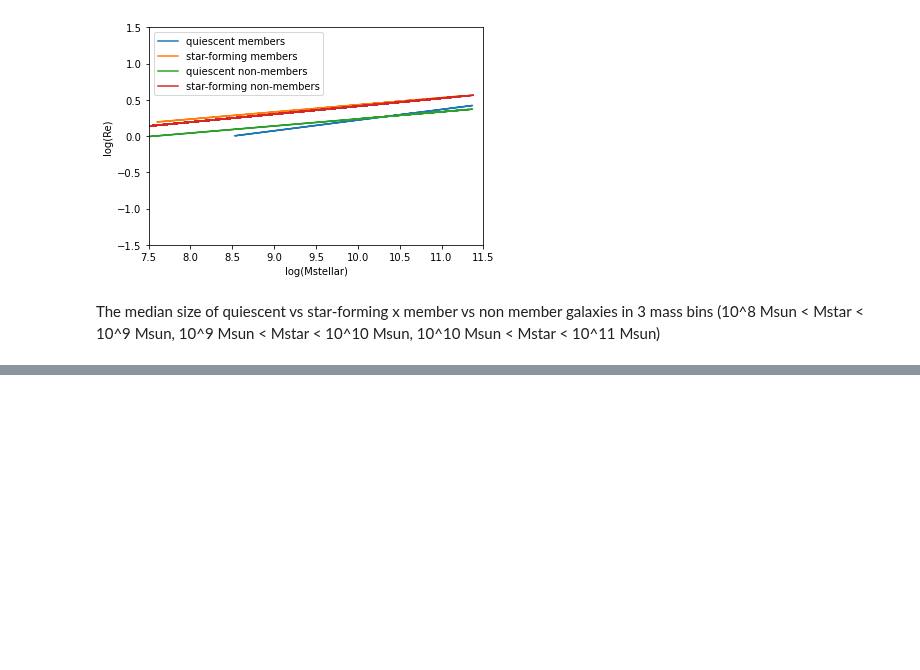
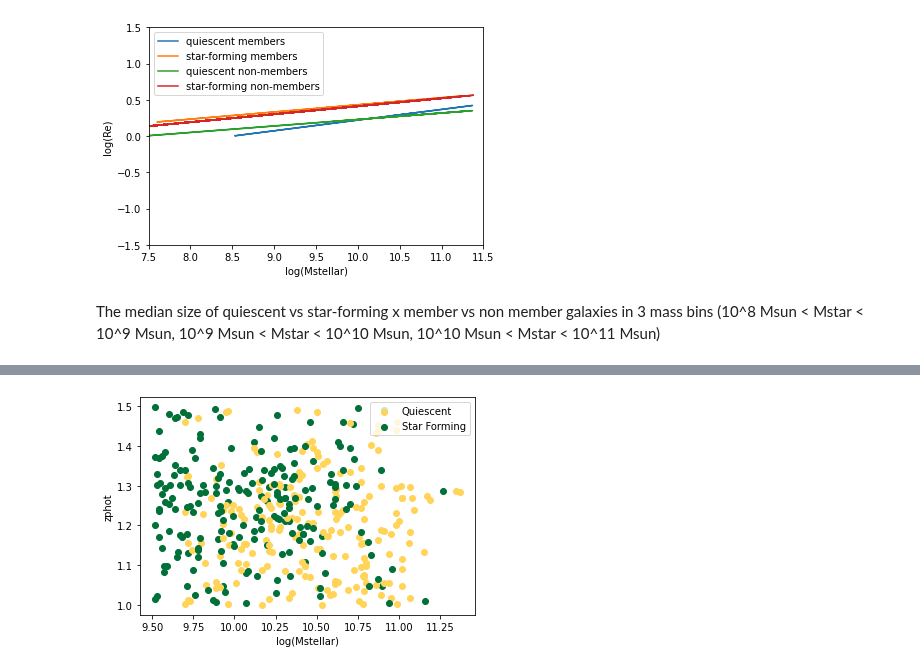
Before and after one commit to FreemanSpray/GOGREEN-Research, a Jupyter notebook: Notebooks/MSR.ipynb, the cells around one changed output, grey strips where cells are left out. Saved outputs shown, nothing was run; the diff lists cells and outputs as text; code cells hidden in the pictures; blank space fills up the shorter version.

```diff
--- a/Notebooks/MSR.ipynb
+++ b/Notebooks/MSR.ipynb
@@ -164,0 +182,20 @@ No artists with labels found to put in legend.  Note that artists whose label st
+# %%
+searchCriteria = [
+    'Star == 0',
+    'K_flag == 0',
+    'totmask == 0',
+    're > 0',
+    'Fit_flag > 1',
+    'n < 6',
+    'HSTFOV_flag == 1',
+    '1 < zphot < 1.5'
+]
+gg.standardCriteria = searchCriteria
+# %%
+with warnings.catch_warnings(): #suppressing depracation warnings for readability purposes
+    warnings.simplefilter("ignore")
+    warnings.warn("deprecated", DeprecationWarning)
+
+    gg.plot('Mstellar', 'zphot', 3, useLog=[True,False], colorType='passive', xLabel='log(Mstellar)', yLabel='zphot')
+# %% [output]
+[figure, added]
```
Also changed, not shown: parts of 17 cells of this notebook, 1 other file.
